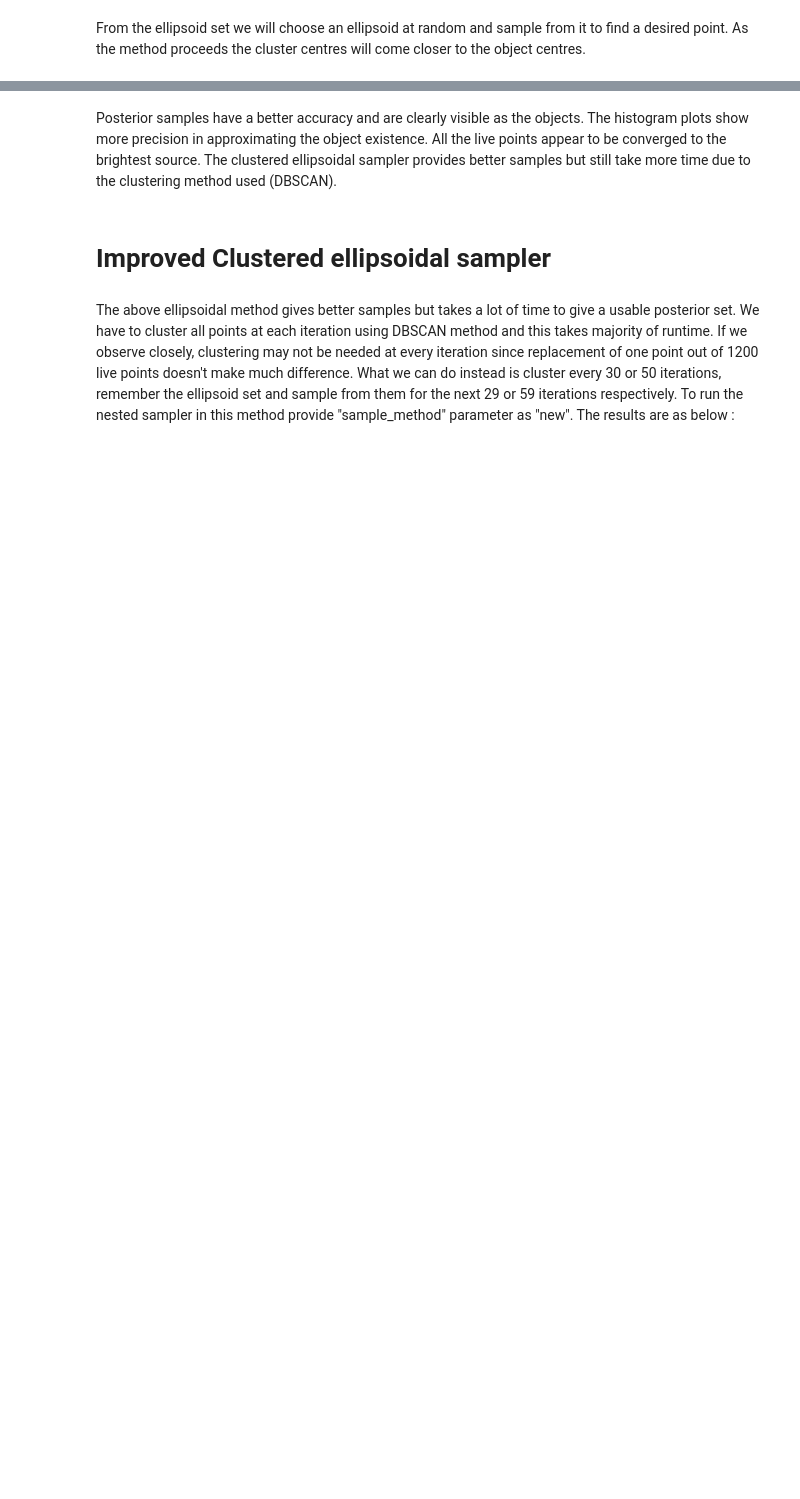
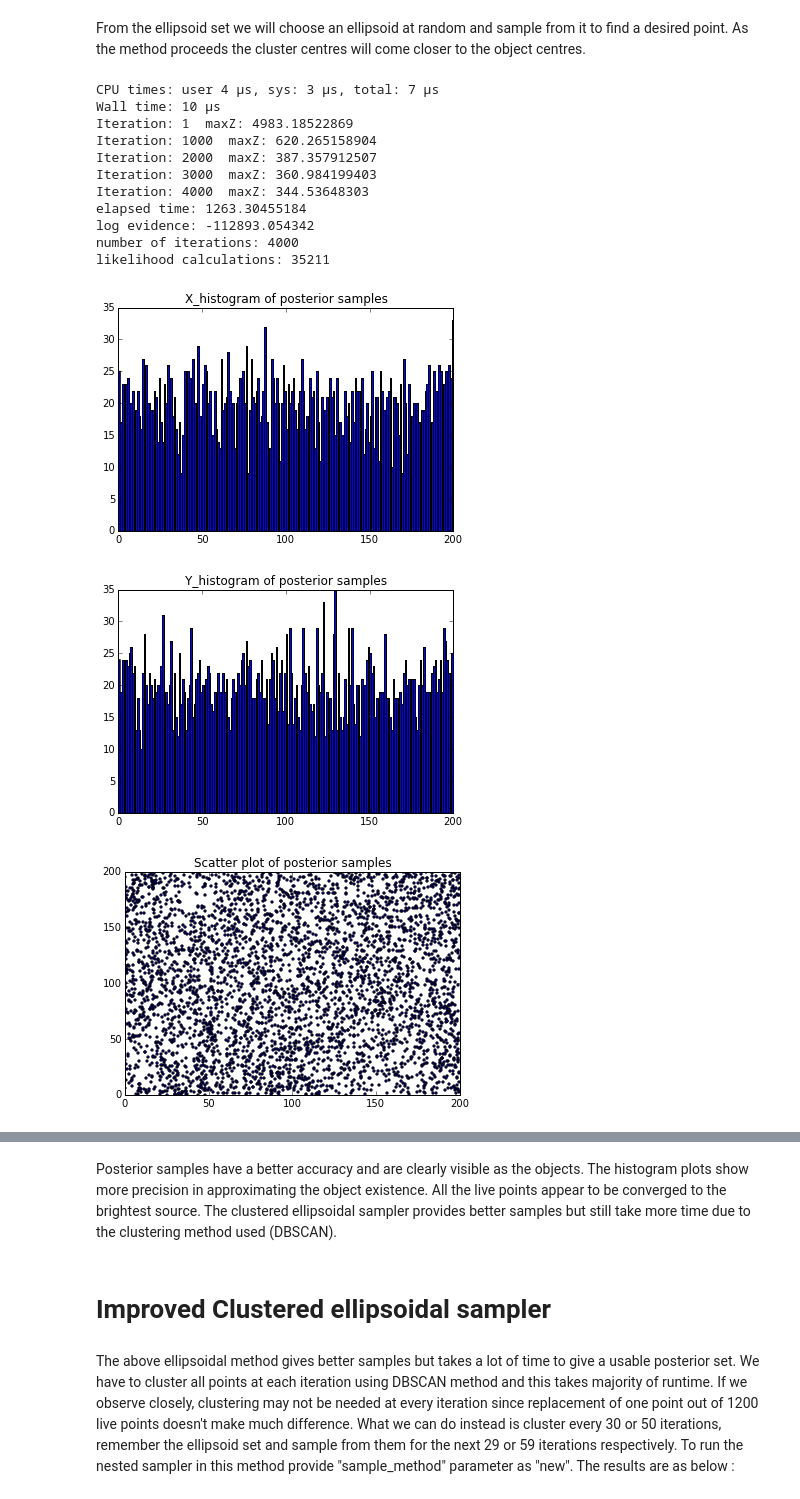
Before and after one commit to rzlee/bayes-detect, a Jupyter notebook: Bayesian_Source_Detection.ipynb, the cells around one changed output, grey strips where cells are left out. Cells and saved outputs as stored; diff of their text form; code cells hidden in the pictures; blank space fills up the shorter version.

```diff
--- a/Bayesian_Source_Detection.ipynb
+++ b/Bayesian_Source_Detection.ipynb
@@ -216,5 +249,20 @@ clust_ellip.show_minimum_bounding_ellipsoids(Xr=X)
 From the ellipsoid set we will choose an ellipsoid at random and sample from it to find a desired point. As the method proceeds the cluster centres will come closer to the object centres.
 # %%
 %time
-from Src import sources
-sources.run_source_detect(samples = 1200, iterations = 14000, sample_method = "clustered_ellipsoidal", prior = prior_array, noise_rms = noise, disp = 8.0, mode = "ipython")
+from bayes_detect import sources
+sources.run_source_detect(samples = 1200, iterations = 4000, sample_method = "clustered_ellipsoidal", prior = prior_array, noise_rms = noise, disp = 8.0, mode = "ipython")
+# %% [output]
+CPU times: user 4 µs, sys: 3 µs, total: 7 µs
+Wall time: 10 µs
+Iteration: 1  maxZ: 4983.18522869
+Iteration: 1000  maxZ: 620.265158904
+Iteration: 2000  maxZ: 387.357912507
+Iteration: 3000  maxZ: 360.984199403
+Iteration: 4000  maxZ: 344.53648303
+elapsed time: 1263.30455184
+log evidence: -112893.054342
+number of iterations: 4000
+likelihood calculations: 35211
+[figure, added]
+[figure, added]
+[figure, added]
```
Also changed, not shown: parts of 8 cells of this notebook, 4 other files.
